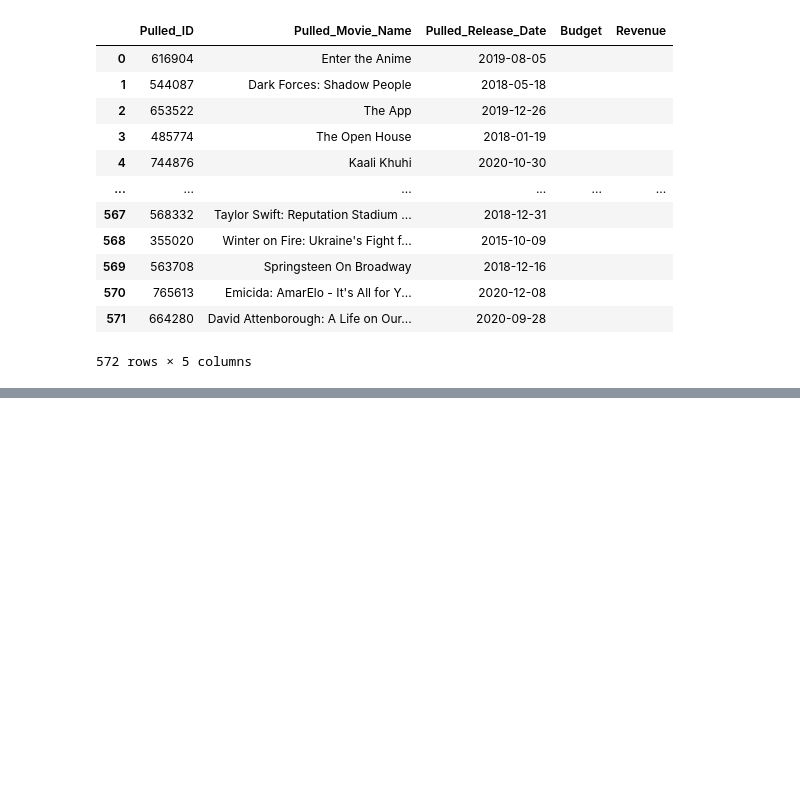
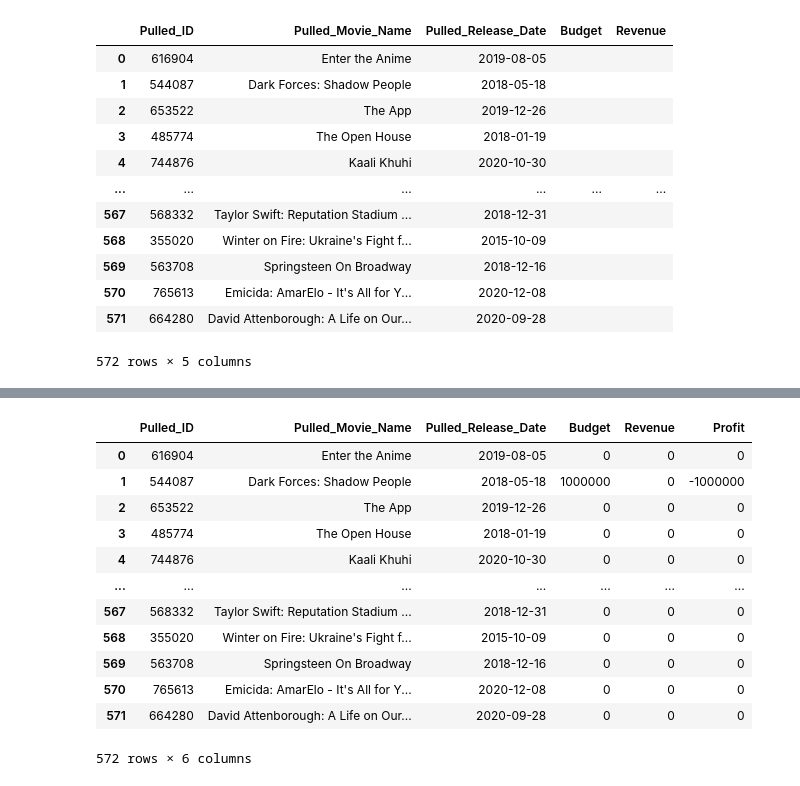
Before and after one commit to Okyere82/Rutgers_DS_Project_2, a Jupyter notebook: Movie_Cleaning.ipynb, the cells around one changed output, grey strips where cells are left out. Saved outputs shown, nothing was run; the diff lists cells and outputs as text; code cells hidden in the pictures; blank space fills up the shorter version.

Commit message:
Include Budget/Revenue/Profit data

```diff
--- a/Movie_Cleaning.ipynb
+++ b/Movie_Cleaning.ipynb
@@ -169,0 +150,27 @@ pulled_flix_df.to_csv('PulledTMDBData.csv')
+# %%
+url = f"https://api.themoviedb.org/3/movie/"
+
+#Created list
+Budget = []
+Revenue = []
+drop_index = []
+
+#Start for loop to go through each row and retrieve movie financial data
+for index, row in pulled_flix_df.iterrows():
+    movie = row['Pulled_Movie_Name']
+    movie_id = row['Pulled_ID']
+    #Build partial query URL
+    query_url = f"{url}{movie_id}?api_key={tmdb_key}"
+    #Response from API requests
+    response = requests.get(query_url).json()
+    try:
+        print(f"The budget and revenue for {movie} is {response['budget']} and {response['revenue']}, respectively.")
+        if response['original_title'] != '':
+            pulled_flix_df.loc[index,'Budget'] = response['budget']
+            pulled_flix_df.loc[index,'Revenue'] = response['revenue']
+    except (KeyError, IndexError):
+        drop_index.append(index)
+        print('Missing field/result...skipping.')
+    print('-'*10)
+    time.sleep(1)
+print(f'-----End of Search-----')
@@ -169,0 +195,19 @@ pulled_flix_df.to_csv('PulledTMDBData.csv')
+# %%
+#Create new "Profit" column and display df
+clean_pulled = pulled_flix_df
+clean_pulled['Profit'] = clean_pulled['Revenue']-clean_pulled['Budget']
+clean_pulled
+# %% [output]
+|  | Pulled_ID | Pulled_Movie_Name | Pulled_Release_Date | Budget | Revenue | Profit |
+| 0 | 616904 | Enter the Anime | 2019-08-05 | 0 | 0 | 0 |
+| 1 | 544087 | Dark Forces: Shadow People | 2018-05-18 | 1000000 | 0 | -1000000 |
+| 2 | 653522 | The App | 2019-12-26 | 0 | 0 | 0 |
+| 3 | 485774 | The Open House | 2018-01-19 | 0 | 0 | 0 |
+| 4 | 744876 | Kaali Khuhi | 2020-10-30 | 0 | 0 | 0 |
+| ... | ... | ... | ... | ... | ... | ... |
+| 567 | 568332 | Taylor Swift: Reputation Stadium ... | 2018-12-31 | 0 | 0 | 0 |
+| 568 | 355020 | Winter on Fire: Ukraine's Fight f... | 2015-10-09 | 0 | 0 | 0 |
+| 569 | 563708 | Springsteen On Broadway | 2018-12-16 | 0 | 0 | 0 |
+| 570 | 765613 | Emicida: AmarElo - It's All for Y... | 2020-12-08 | 0 | 0 | 0 |
+| 571 | 664280 | David Attenborough: A Life on Our... | 2020-09-28 | 0 | 0 | 0 |
+572 rows × 6 columns
```
Also changed, not shown: parts of 5 cells of this notebook, 1 other file.
